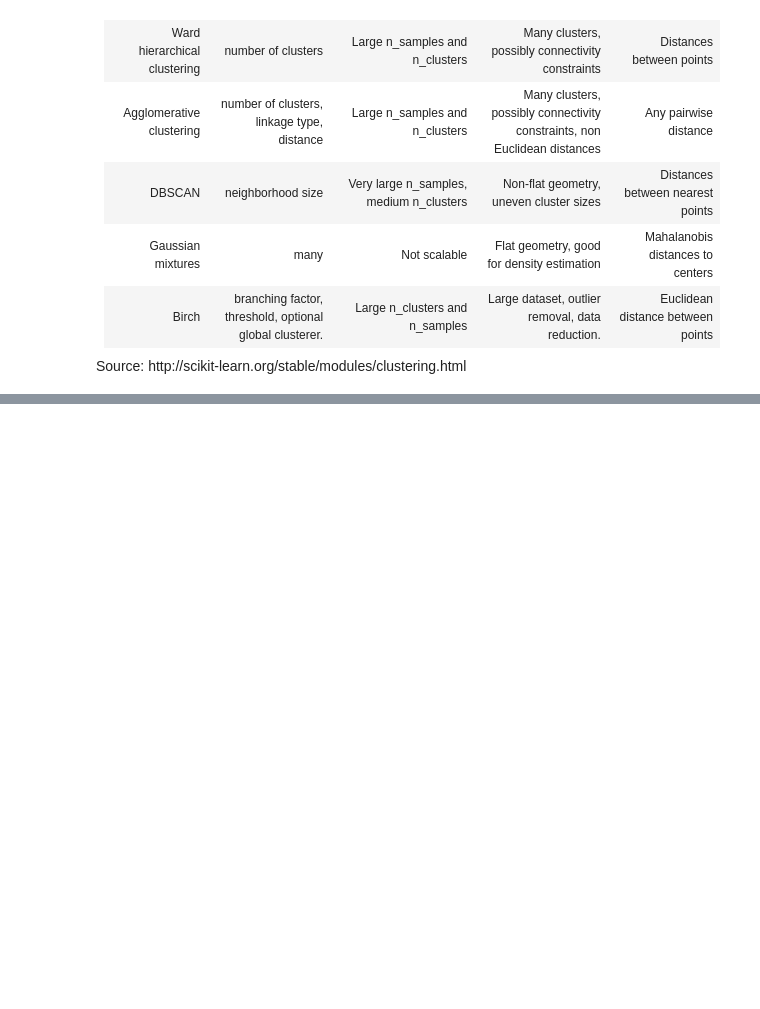
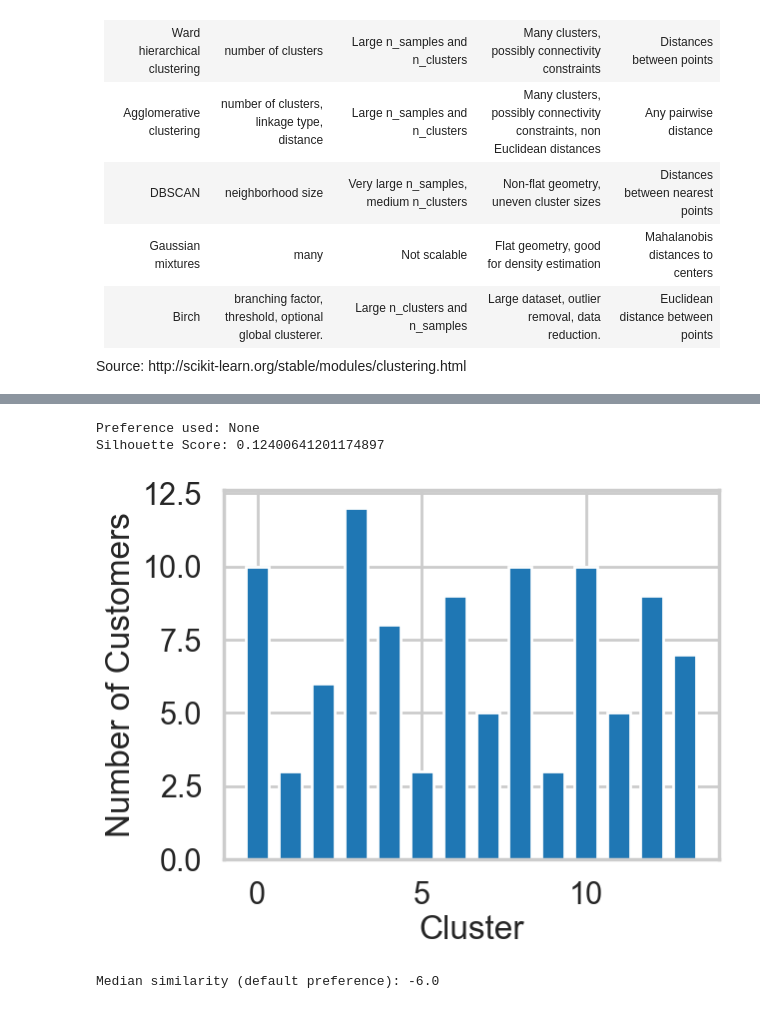
Before and after one commit to amschiltz/springboard_projects, a Jupyter notebook: Clustering_Case_Study_updated_10_15_2020/Clustering Case Study - Customer Segmentation with K-Means - Tier 3.ipynb, the cells around one changed output, grey strips where cells are left out. Saved outputs shown, nothing was run; the diff lists cells and outputs as text; code cells hidden in the pictures; blank space fills up the shorter version.

Commit message:
Upate Clustering Case Study Tier 3

```diff
--- a/Clustering_Case_Study_updated_10_15_2020/Clustering Case Study - Customer Segmentation with K-Means - Tier 3.ipynb
+++ b/Clustering_Case_Study_updated_10_15_2020/Clustering Case Study - Customer Segmentation with K-Means - Tier 3.ipynb
@@ -767,0 +798,36 @@ Source: http://scikit-learn.org/stable/modules/clustering.html
+# %%
+# Affinity propagation
+from sklearn.cluster import AffinityPropagation
+affinity_model = AffinityPropagation(random_state=42)
+affinity_model.fit(x_cols)
+affinity_labels = affinity_model.predict(x_cols)
+score = silhouette_score(x_cols, affinity_labels)
+print("Silhouette Score:", score)
+plt.hist(affinity_labels, bins=np.arange(max(affinity_labels)+2)-0.5, align='mid', rwidth=0.7)
+plt.xlabel('Cluster')
+plt.ylabel('Number of Customers')
+plt.show()
+
+# Affinity propagation
+from sklearn.cluster import AffinityPropagation
+affinity_model = AffinityPropagation(random_state=42)
+affinity_model.fit(x_cols)
+affinity_labels = affinity_model.predict(x_cols)
+score = silhouette_score(x_cols, affinity_labels)
+print("Silhouette Score:", score)
+plt.hist(affinity_labels, bins=np.arange(max(affinity_labels)+2)-0.5, align='mid', rwidth=0.7)
+plt.xlabel('Cluster')
+plt.ylabel('Number of Customers')
+plt.show()
+# %% [output]
+Preference used: None
+Silhouette Score: 0.12400641201174897
+[figure, added]
+# %%
+# Compute median similarity to see the value that was used as the default:
+from sklearn.metrics import pairwise_distances
+similarities = -pairwise_distances(x_cols, metric='sqeuclidean')
+median_similarity = np.median(similarities)
+print("Median similarity (default preference):", median_similarity)
+# %% [output]
+Median similarity (default preference): -6.0
```
Also changed, not shown: parts of 15 cells of this notebook.
